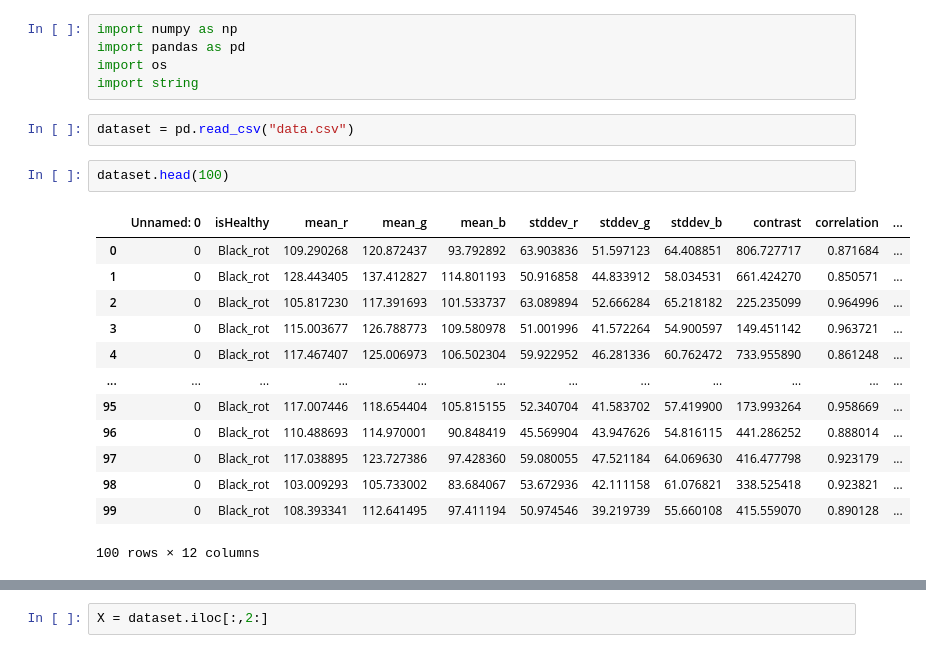
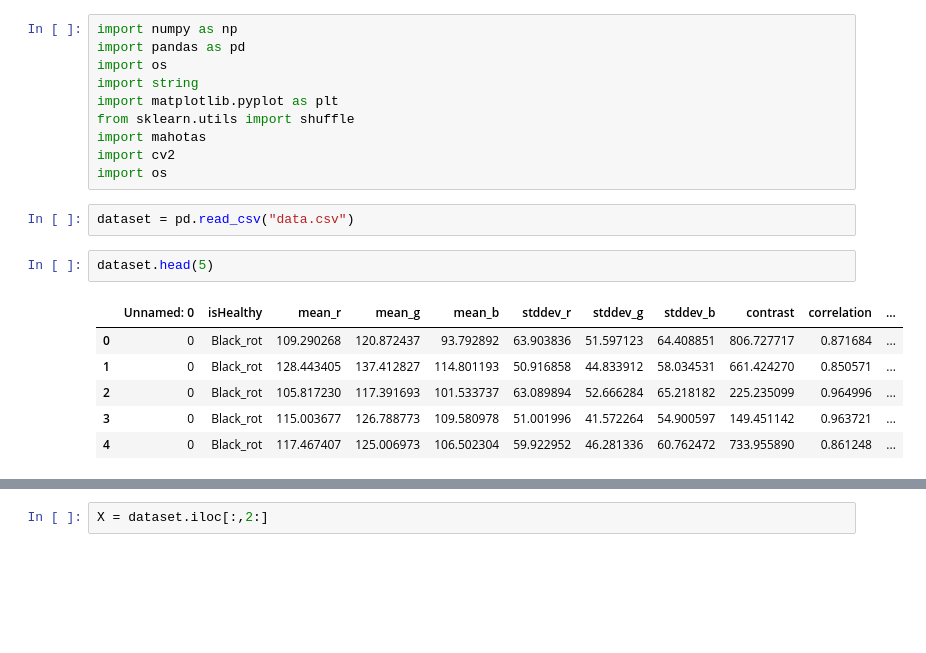
Before and after one commit to SimKico/Leaf-healt, a Jupyter notebook: svm_classification.ipynb, the cells around one changed output, grey strips where cells are left out. Saved outputs shown, nothing was run; the diff lists cells and outputs as text; blank space fills up the shorter version.

```diff
--- a/svm_classification.ipynb
+++ b/svm_classification.ipynb
@@ -3,22 +11,20 @@ import numpy as np
 import pandas as pd
 import os
 import string
+import matplotlib.pyplot as plt
+from sklearn.utils import shuffle
+import mahotas
+import cv2
+import os
 # %%
 dataset = pd.read_csv("data.csv")
 # %%
-dataset.head(100)
+dataset.head(5)
 # %% [output]
 |  | Unnamed: 0 | isHealthy | mean_r | mean_g | mean_b | stddev_r | stddev_g | stddev_b | contrast | correlation | ... |
 | 0 | 0 | Black_rot | 109.290268 | 120.872437 | 93.792892 | 63.903836 | 51.597123 | 64.408851 | 806.727717 | 0.871684 | ... |
 | 1 | 0 | Black_rot | 128.443405 | 137.412827 | 114.801193 | 50.916858 | 44.833912 | 58.034531 | 661.424270 | 0.850571 | ... |
 | 2 | 0 | Black_rot | 105.817230 | 117.391693 | 101.533737 | 63.089894 | 52.666284 | 65.218182 | 225.235099 | 0.964996 | ... |
 | 3 | 0 | Black_rot | 115.003677 | 126.788773 | 109.580978 | 51.001996 | 41.572264 | 54.900597 | 149.451142 | 0.963721 | ... |
 | 4 | 0 | Black_rot | 117.467407 | 125.006973 | 106.502304 | 59.922952 | 46.281336 | 60.762472 | 733.955890 | 0.861248 | ... |
-| ... | ... | ... | ... | ... | ... | ... | ... | ... | ... | ... | ... |
-| 95 | 0 | Black_rot | 117.007446 | 118.654404 | 105.815155 | 52.340704 | 41.583702 | 57.419900 | 173.993264 | 0.958669 | ... |
-| 96 | 0 | Black_rot | 110.488693 | 114.970001 | 90.848419 | 45.569904 | 43.947626 | 54.816115 | 441.286252 | 0.888014 | ... |
-| 97 | 0 | Black_rot | 117.038895 | 123.727386 | 97.428360 | 59.080055 | 47.521184 | 64.069630 | 416.477798 | 0.923179 | ... |
-| 98 | 0 | Black_rot | 103.009293 | 105.733002 | 83.684067 | 53.672936 | 42.111158 | 61.076821 | 338.525418 | 0.923821 | ... |
-| 99 | 0 | Black_rot | 108.393341 | 112.641495 | 97.411194 | 50.974546 | 39.219739 | 55.660108 | 415.559070 | 0.890128 | ... |
-100 rows × 12 columns
 # %%
```
Also changed, not shown: parts of 15 cells of this notebook.
